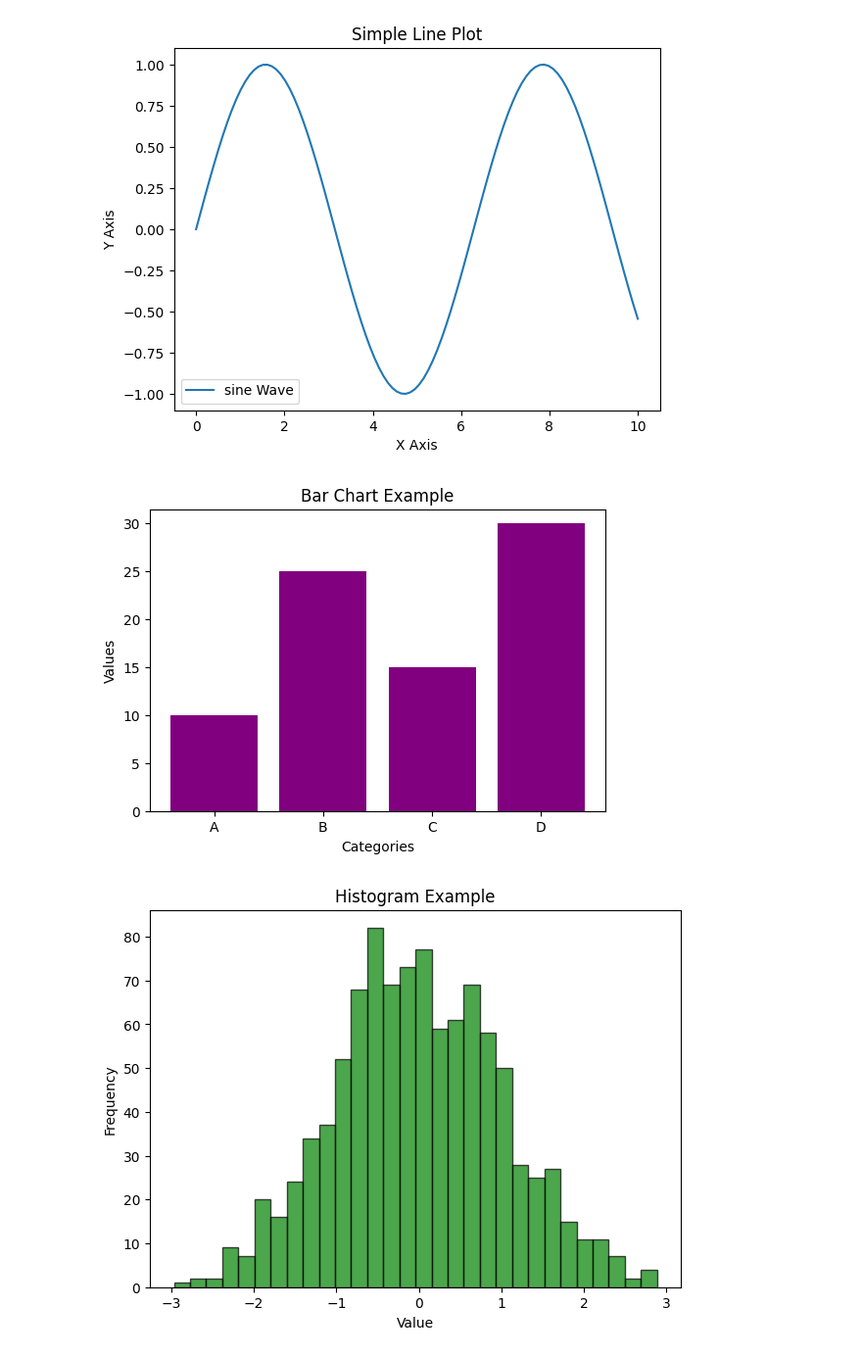
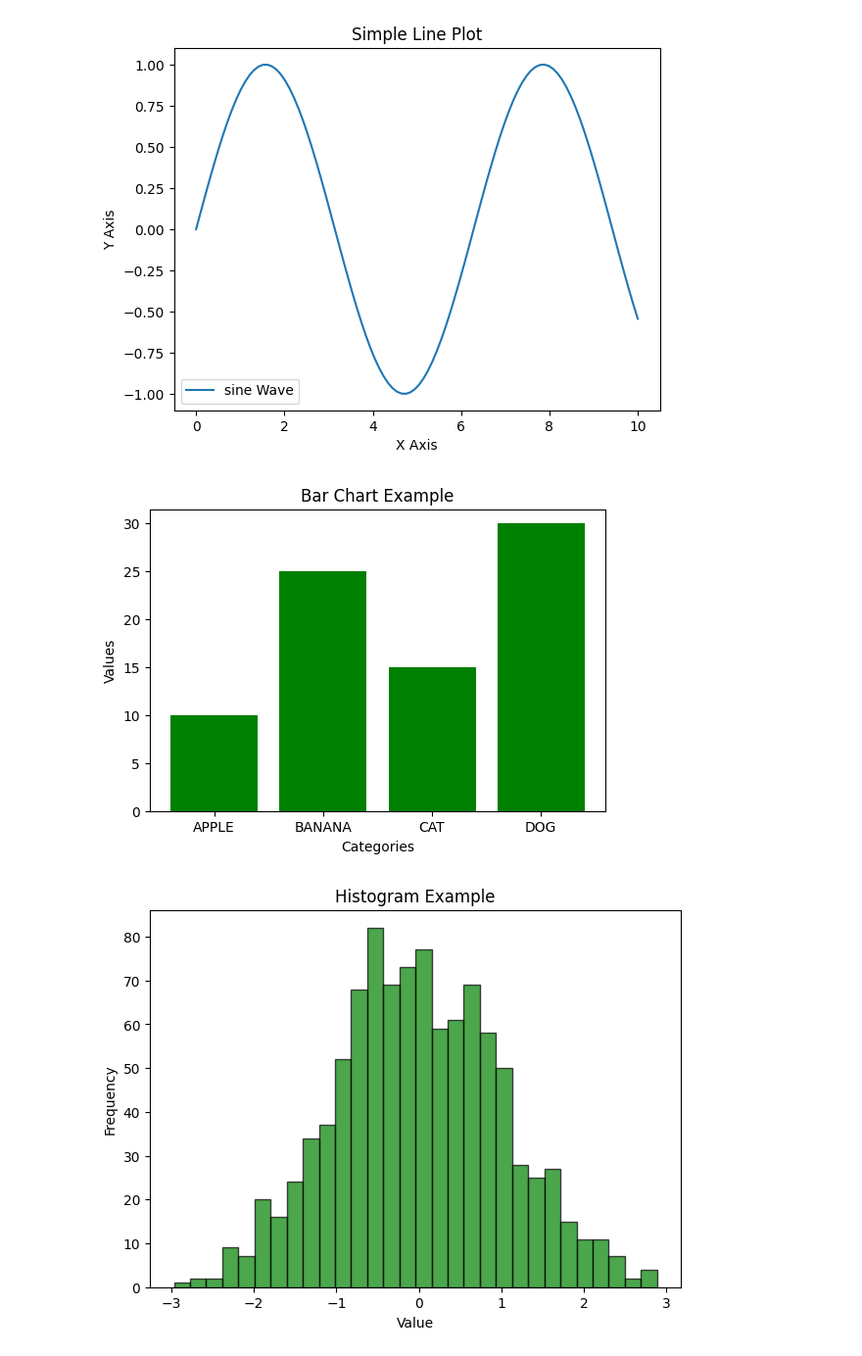
Before and after one commit to Dhayanithi008/DATA-SCIENCE-DV-, a Jupyter notebook: Welcome_to_Colaboratory.ipynb, the cells around one changed output. Shown: that part at 98% size. Cells and saved outputs as stored; diff of their text form; code cells hidden in the pictures.

```diff
--- a/Welcome_to_Colaboratory.ipynb
+++ b/Welcome_to_Colaboratory.ipynb
@@ -185,16 +185,16 @@ plt.show()
 # %% [output]
 [figure]
 # %%
-categories = ['A', 'B', 'C', 'D']
+categories = ['APPLE', 'BANANA', 'CAT', 'DOG']
 values = [10, 25, 15, 30]
 plt.figure(figsize=(6, 4))
-plt.bar(categories, values, color='purple')
+plt.bar(categories, values, color='GREEN')
 plt.xlabel("Categories")
 plt.ylabel("Values")
 plt.title("Bar Chart Example")
 plt.show()
 # %% [output]
-[figure, old version]
+[figure, new version]
 # %%
 data = np.random.randn(1000)
 plt.figure(figsize=(7, 5))
```
